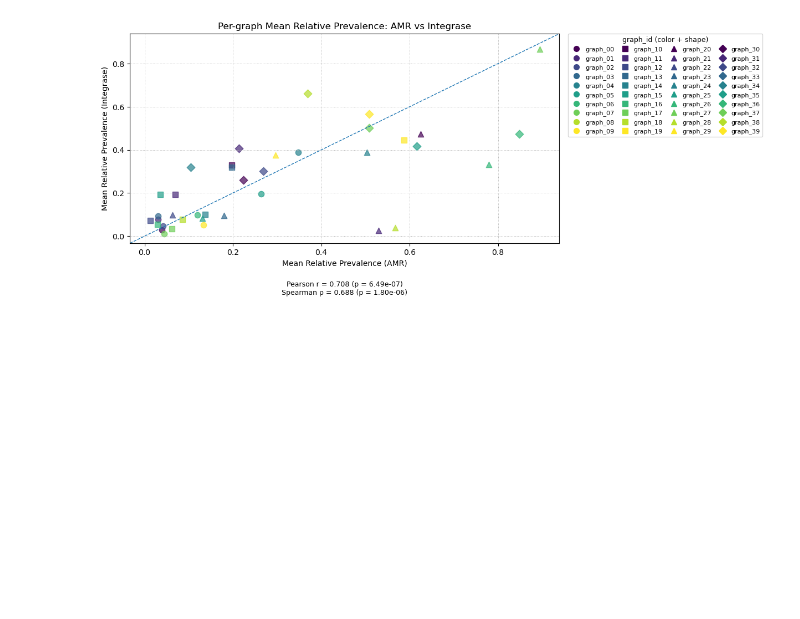
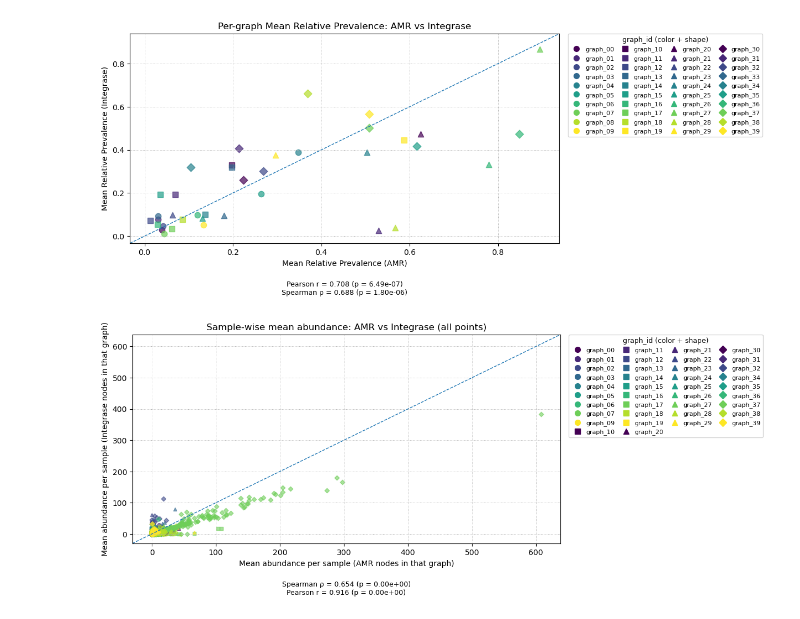
Before and after one commit to IngiumDev/bgc-subgraph-search, a Jupyter notebook: AMR_analysis/analyze_amr_integrase_node_prevalance.ipynb, the cells around one changed output. Drawn from its saved outputs; the diff is of its cells as text; code cells hidden in the pictures; blank space fills up the shorter version.

```diff
--- a/AMR_analysis/analyze_amr_integrase_node_prevalance.ipynb
+++ b/AMR_analysis/analyze_amr_integrase_node_prevalance.ipynb
@@ -243,0 +313,99 @@ plt.show()
+# %%
+def plot_sample_scatter_fast(df: pd.DataFrame, drop_zero_zero: bool, title: str) -> None:
+    if drop_zero_zero:
+        d = df.loc[~((df["MeanAbundance_AMR"] == 0) & (df["MeanAbundance_Integrase"] == 0))].copy()
+    else:
+        d = df.copy()
+
+    # correlations (can be the slow part if you have huge N)
+    x = d["MeanAbundance_AMR"].to_numpy(dtype=float)
+    y = d["MeanAbundance_Integrase"].to_numpy(dtype=float)
+
+    spearman_r, spearman_p = spearmanr(x, y)
+    pearson_r, pearson_p = pearsonr(x, y)
+
+    fig, ax = plt.subplots(figsize=(10, 6))
+
+    # scatter in <= 40 calls (one per graph_num)
+    for gnum, g in d.groupby("graph_num", sort=True):
+        gnum = int(gnum)
+        decade = gnum // 10
+        within = gnum % 10
+        ax.scatter(
+            g["MeanAbundance_AMR"].to_numpy(),
+            g["MeanAbundance_Integrase"].to_numpy(),
+            s=18,
+            alpha=0.6,
+            marker=decade_to_marker.get(decade, "o"),
+            color=ten_step_colors[within],
+            rasterized=True,  # big speed-up for large point clouds (esp. when saving)
+        )
+
+    # y = x line (based on visible points)
+    if len(x) > 0:
+        min_val = float(min(x.min(), y.min()))
+        max_val = float(max(x.max(), y.max()))
+        pad = (max_val - min_val) * 0.05 if max_val > min_val else 0.05
+        line_min, line_max = (min_val - pad), (max_val + pad)
+        ax.plot([line_min, line_max], [line_min, line_max], linestyle="--", linewidth=1)
+        ax.set_xlim(line_min, line_max)
+        ax.set_ylim(line_min, line_max)
+
+    ax.set_xlabel("Mean abundance per sample (AMR nodes in that graph)")
+    ax.set_ylabel("Mean abundance per sample (Integrase nodes in that graph)")
+    ax.set_title(title)
+    ax.grid(True, linestyle=":", linewidth=0.7)
+
+    corr_text = (
+        f"Spearman ρ = {spearman_r:.3f} (p = {spearman_p:.2e})\n"
+        f"Pearson r = {pearson_r:.3f} (p = {pearson_p:.2e})"
+    )
+    ax.text(0.5, -0.18, corr_text, transform=ax.transAxes, ha="center", va="top", fontsize=9)
+
+    # legend: only graphs present
+    present_graph_nums = sorted(d["graph_num"].unique().tolist())
+    handles, labels = [], []
+    for gnum in present_graph_nums:
+        decade = gnum // 10
+        within = gnum % 10
+        handles.append(
+            Line2D(
+                [0], [0],
+                marker=decade_to_marker.get(decade, "o"),
+                linestyle="None",
+                markerfacecolor=ten_step_colors[within],
+                markeredgecolor=ten_step_colors[within],
+                markersize=7,
+            )
+        )
+        labels.append(f"graph_{gnum:02d}")
+
+    ax.legend(
+        handles=handles,
+        labels=labels,
+        title="graph_id (color + shape)",
+        bbox_to_anchor=(1.02, 1),
+        loc="upper left",
+        borderaxespad=0,
+        ncol=4,
+        fontsize=8,
+        title_fontsize=9,
+        handletextpad=0.4,
+        columnspacing=0.8,
+    )
+
+    fig.subplots_adjust(bottom=0.25)
+    plt.show()
+plot_sample_scatter_fast(
+    sample_abundance_df,
+    drop_zero_zero=False,
+    title="Sample-wise mean abundance: AMR vs Integrase (all points)",
+)
+
+plot_sample_scatter_fast(
+    sample_abundance_df,
+    drop_zero_zero=True,
+    title="Sample-wise mean abundance: AMR vs Integrase (excluding 0,0)",
+)
+# %% [output]
+[figure, added]
```
Also changed, not shown: parts of 2 cells of this notebook.
